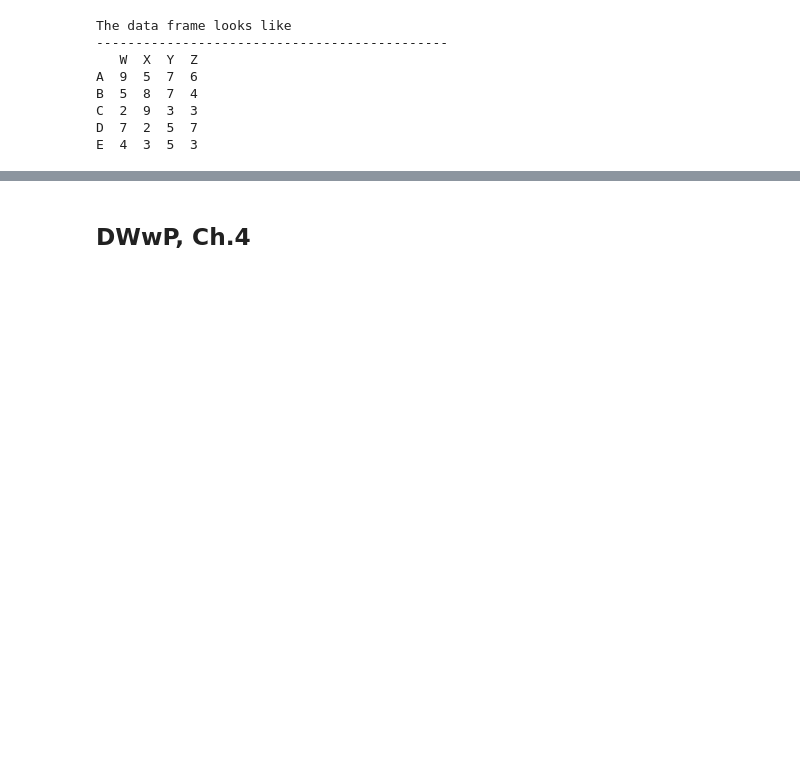
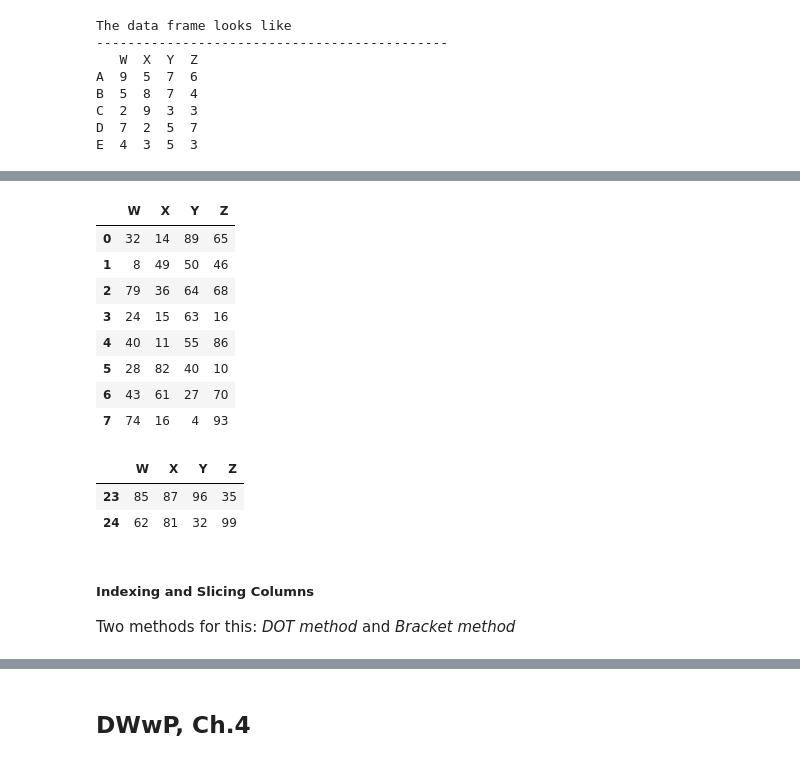
Before and after one commit to ScottBreitbach/DSC540, a Jupyter notebook: Weeks3-4/Notes_Wks3-4.ipynb, the cells around one changed output, grey strips where cells are left out. Cells and saved outputs as stored; diff of their text form; code cells hidden in the pictures; blank space fills up the shorter version.

```diff
--- a/Weeks3-4/Notes_Wks3-4.ipynb
+++ b/Weeks3-4/Notes_Wks3-4.ipynb
@@ -2886,0 +2902,6 @@ E  4  3  5  3
+# %%
+# Create a df with 25 rows, 4 columns:
+matrix_data = np.random.randint(1,100,100).reshape(25,4)
+column_headings = ['W','X','Y','Z']
+df = pd.DataFrame(data=matrix_data,columns=column_headings)
+df.head()
@@ -2886,0 +2915,22 @@ E  4  3  5  3
+# %%
+# Pick the number of rows you want in the head() with an argument:
+df.head(8)
+# %% [output]
+|  | W | X | Y | Z |
+| 0 | 32 | 14 | 89 | 65 |
+| 1 | 8 | 49 | 50 | 46 |
+| 2 | 79 | 36 | 64 | 68 |
+| 3 | 24 | 15 | 63 | 16 |
+| 4 | 40 | 11 | 55 | 86 |
+| 5 | 28 | 82 | 40 | 10 |
+| 6 | 43 | 61 | 27 | 70 |
+| 7 | 74 | 16 | 4 | 93 |
+# %%
+df.tail(2)
+# %% [output]
+|  | W | X | Y | Z |
+| 23 | 85 | 87 | 96 | 35 |
+| 24 | 62 | 81 | 32 | 99 |
+# %% [markdown]
+##### Indexing and Slicing Columns
+Two methods for this: *DOT method* and *Bracket method*
```
Also changed, not shown: parts of 16 cells of this notebook.
